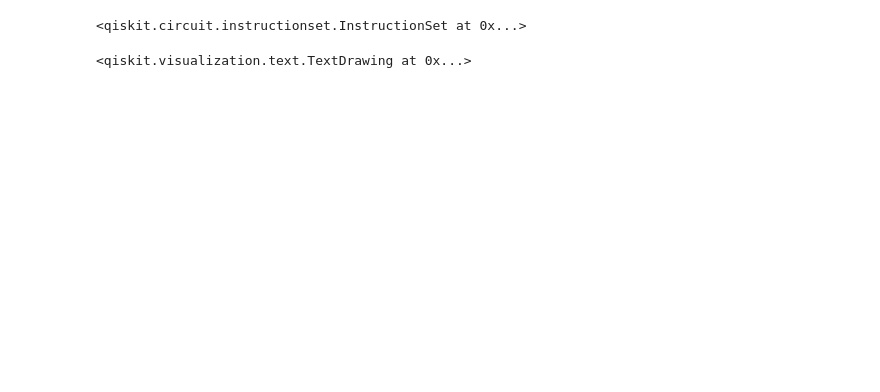
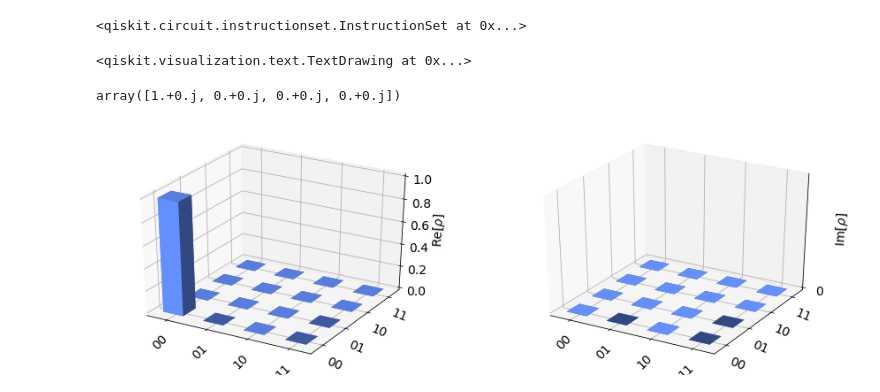
Before and after one commit to Adri-md-1208/Quantum-Project, a Jupyter notebook: Test.ipynb, the cells around one changed output. Drawn from its saved outputs; the diff is of its cells as text; code cells hidden in the pictures; blank space fills up the shorter version.

```diff
--- a/Test.ipynb
+++ b/Test.ipynb
@@ -18,3 +18,23 @@ circ.cx(0,1)
 circ.draw()
 # %% [output]
 <qiskit.visualization.text.TextDrawing at 0x...>
+# %%
+#Steps to use the backend of statevector simulator
+from qiskit import Aer
+backend = Aer.get_backend('statevector_simulator')
+# %%
+#Runing the circuit in a job object
+#A job object has two methods: status and result
+job = execute(circ, backend)
+# %%
+result = job.result()
+# %%
+output = result.get_statevector(circ, decimals=5)
+output
+# %% [output]
+array([1.+0.j, 0.+0.j, 0.+0.j, 0.+0.j])
+# %%
+from qiskit.visualization import plot_state_city
+plot_state_city(output)
+# %% [output]
+[figure, added]
```
